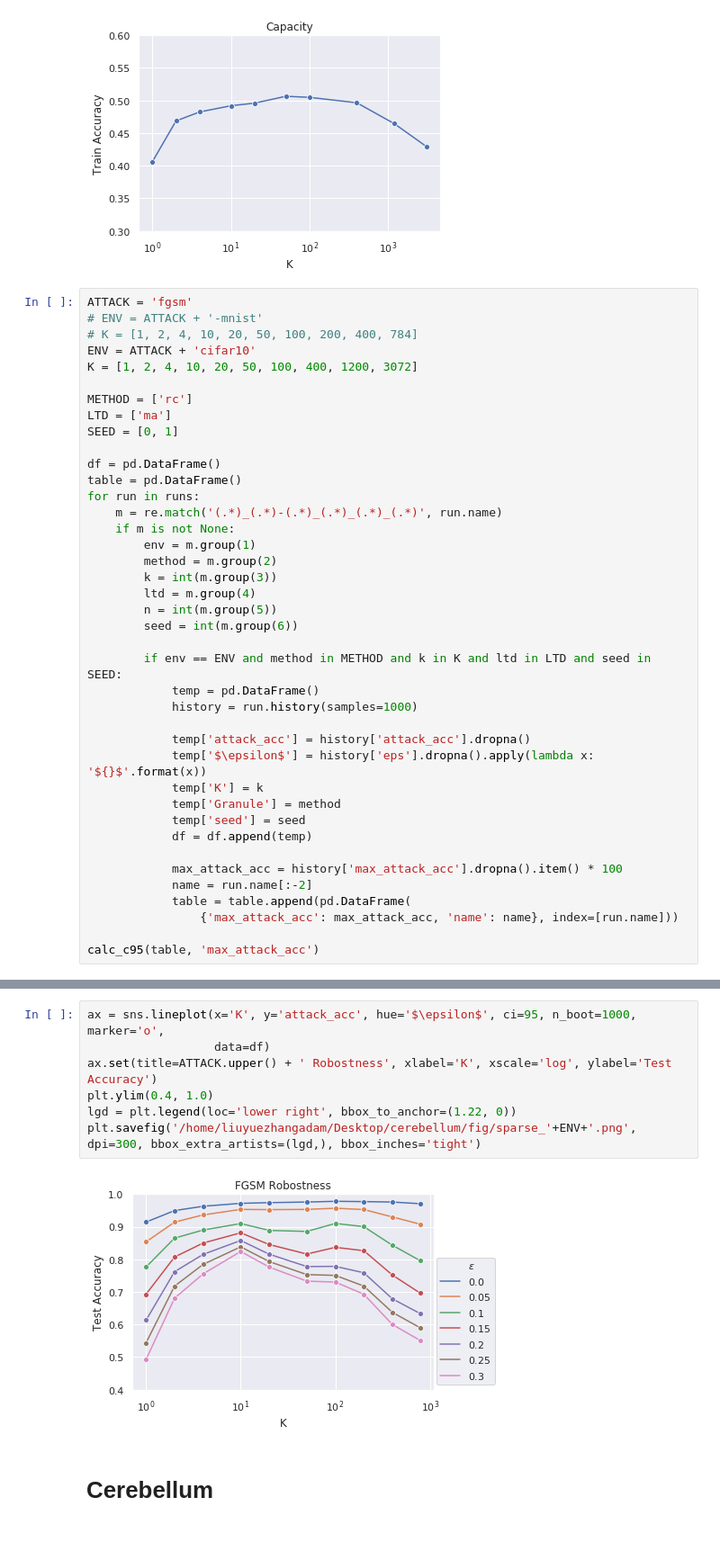
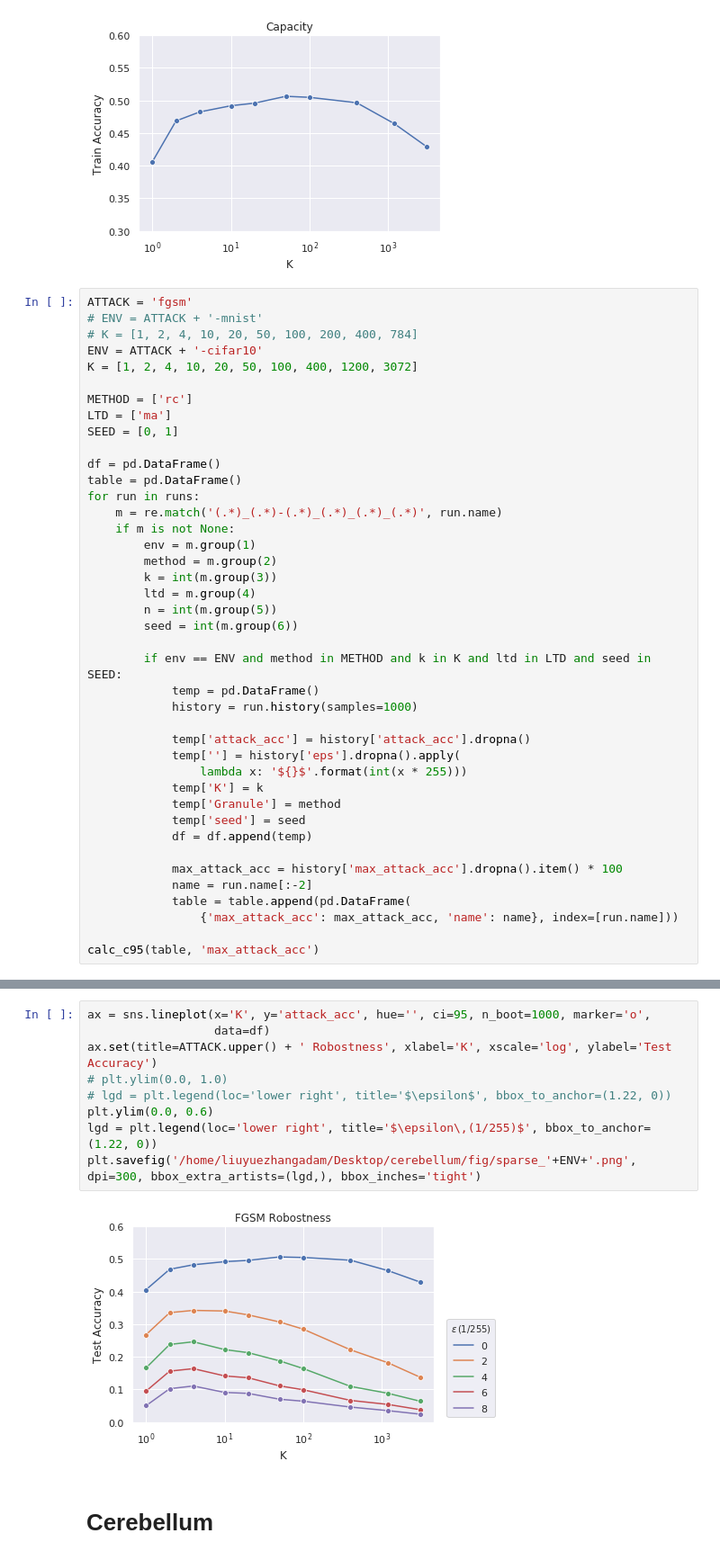
Before and after one commit to liuyuezhang/cerebellum, a Jupyter notebook: notebook/plot.ipynb, the cells around one changed output, grey strips where cells are left out. Shown: that part at 90% size. Saved outputs shown, nothing was run; the diff lists cells and outputs as text.

```diff
--- a/notebook/plot.ipynb
+++ b/notebook/plot.ipynb
@@ -425,7 +425,7 @@ plt.savefig('/home/liuyuezhangadam/Desktop/cerebellum/fig/sparse_'+ENV+'.png', d
 ATTACK = 'fgsm'
 # ENV = ATTACK + '-mnist'
 # K = [1, 2, 4, 10, 20, 50, 100, 200, 400, 784]
-ENV = ATTACK + 'cifar10'
+ENV = ATTACK + '-cifar10'
 K = [1, 2, 4, 10, 20, 50, 100, 400, 1200, 3072]
 
 METHOD = ['rc']
@@ -449,7 +449,8 @@ for run in runs:
             history = run.history(samples=1000)
 
             temp['attack_acc'] = history['attack_acc'].dropna()
-            temp['$\epsilon$'] = history['eps'].dropna().apply(lambda x: '${}$'.format(x))
+            temp[''] = history['eps'].dropna().apply(
+                lambda x: '${}$'.format(int(x * 255)))
             temp['K'] = k
             temp['Granule'] = method
             temp['seed'] = seed
@@ -478,12 +479,14 @@ pgd-mnist_rc-784-none_ma_5970   12.31      1  NaN      NaN      NaN
 # %%
-ax = sns.lineplot(x='K', y='attack_acc', hue='$\epsilon$', ci=95, n_boot=1000, marker='o',
+ax = sns.lineplot(x='K', y='attack_acc', hue='', ci=95, n_boot=1000, marker='o',
                   data=df)
 ax.set(title=ATTACK.upper() + ' Robostness', xlabel='K', xscale='log', ylabel='Test Accuracy')
-plt.ylim(0.4, 1.0)
-lgd = plt.legend(loc='lower right', bbox_to_anchor=(1.22, 0))
+# plt.ylim(0.0, 1.0)
+# lgd = plt.legend(loc='lower right', title='$\epsilon$', bbox_to_anchor=(1.22, 0))
+plt.ylim(0.0, 0.6)
+lgd = plt.legend(loc='lower right', title='$\epsilon\,(1/255)$', bbox_to_anchor=(1.22, 0))
 plt.savefig('/home/liuyuezhangadam/Desktop/cerebellum/fig/sparse_'+ENV+'.png', dpi=300, bbox_extra_artists=(lgd,), bbox_inches='tight')
 # %% [output]
-[figure, old version]
+[figure, new version]
 # %% [markdown]
 # Cerebellum
 # %%
```
Also changed, not shown: parts of 4 cells of this notebook, 6 other files.
